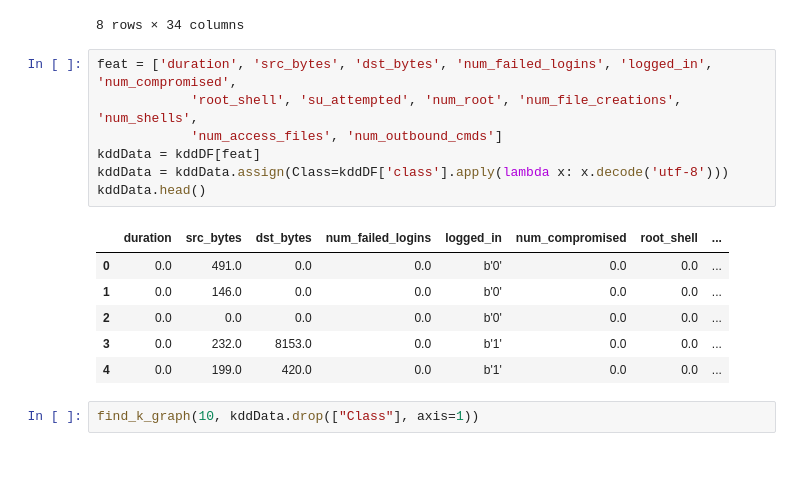
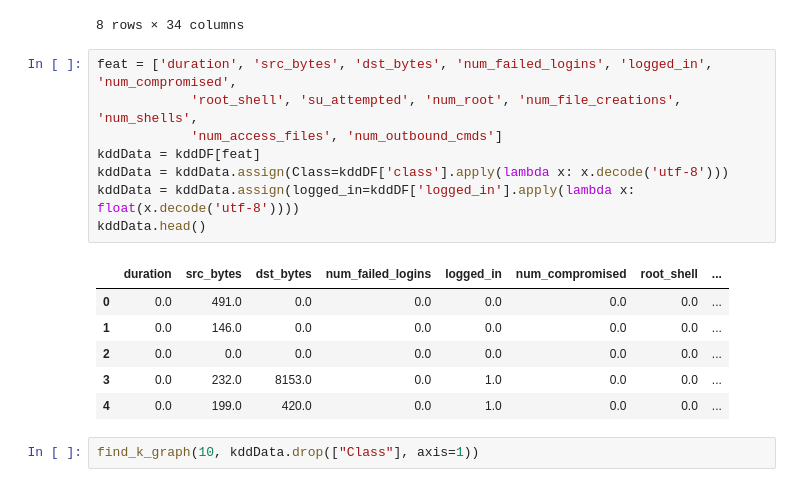
Before and after one commit to BaiKongQue/CSCI-191T_Security_Group, a Jupyter notebook: Security Group Project.ipynb, the cells around one changed output. Drawn from its saved outputs; the diff is of its cells as text.

```diff
--- a/Security Group Project.ipynb
+++ b/Security Group Project.ipynb
@@ -77,17 +84,18 @@ kddDF.describe()
 # %%
 feat = ['duration', 'src_bytes', 'dst_bytes', 'num_failed_logins', 'logged_in', 'num_compromised',
             'root_shell', 'su_attempted', 'num_root', 'num_file_creations', 'num_shells',
             'num_access_files', 'num_outbound_cmds']
 kddData = kddDF[feat]
 kddData = kddData.assign(Class=kddDF['class'].apply(lambda x: x.decode('utf-8')))
+kddData = kddData.assign(logged_in=kddDF['logged_in'].apply(lambda x: float(x.decode('utf-8'))))
 kddData.head()
 # %% [output]
 |  | duration | src_bytes | dst_bytes | num_failed_logins | logged_in | num_compromised | root_shell | ... |
-| 0 | 0.0 | 491.0 | 0.0 | 0.0 | b'0' | 0.0 | 0.0 | ... |
-| 1 | 0.0 | 146.0 | 0.0 | 0.0 | b'0' | 0.0 | 0.0 | ... |
-| 2 | 0.0 | 0.0 | 0.0 | 0.0 | b'0' | 0.0 | 0.0 | ... |
-| 3 | 0.0 | 232.0 | 8153.0 | 0.0 | b'1' | 0.0 | 0.0 | ... |
-| 4 | 0.0 | 199.0 | 420.0 | 0.0 | b'1' | 0.0 | 0.0 | ... |
+| 0 | 0.0 | 491.0 | 0.0 | 0.0 | 0.0 | 0.0 | 0.0 | ... |
+| 1 | 0.0 | 146.0 | 0.0 | 0.0 | 0.0 | 0.0 | 0.0 | ... |
+| 2 | 0.0 | 0.0 | 0.0 | 0.0 | 0.0 | 0.0 | 0.0 | ... |
+| 3 | 0.0 | 232.0 | 8153.0 | 0.0 | 1.0 | 0.0 | 0.0 | ... |
+| 4 | 0.0 | 199.0 | 420.0 | 0.0 | 1.0 | 0.0 | 0.0 | ... |
 # %%
 find_k_graph(10, kddData.drop(["Class"], axis=1))
 # %% [output]
```
Also changed, not shown: parts of 4 cells of this notebook.
